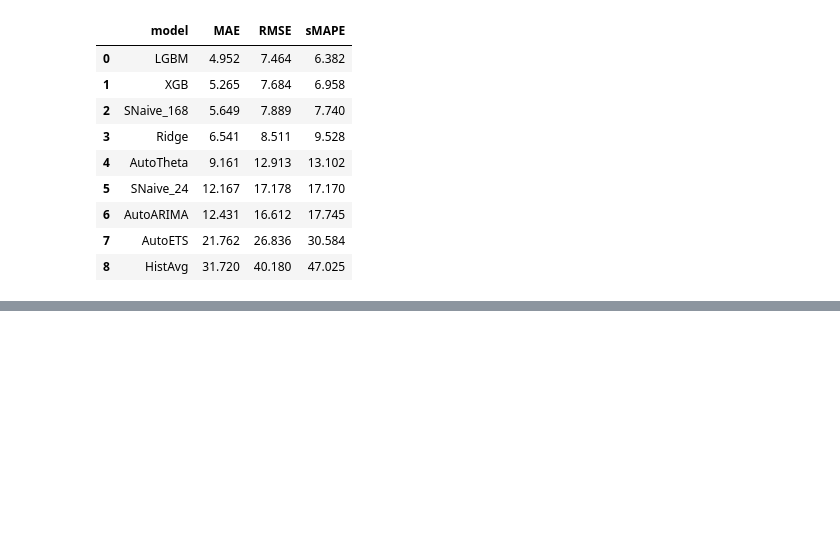
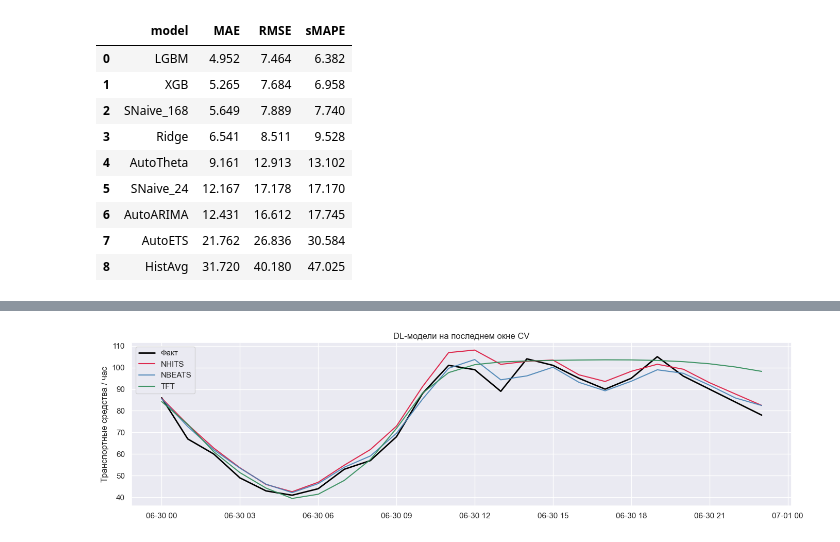
Before and after one commit to AinurGalimzyanov/TrafficForecasting, a Jupyter notebook: notebooks/analysis.ipynb, the cells around one changed output, grey strips where cells are left out. Saved outputs shown, nothing was run; the diff lists cells and outputs as text; code cells hidden in the pictures; blank space fills up the shorter version.

Commit message:
DL: модели NHITS, NBEATS, TFT через NeuralForecast и общая сводная таблица

```diff
--- a/notebooks/analysis.ipynb
+++ b/notebooks/analysis.ipynb
@@ -849,0 +871,7 @@ scores_stat_ml
+# %%
+# Подвыборка для DL: последние 180 дней
+TAIL_DAYS_DL = 180
+TAIL_ROWS_DL = TAIL_DAYS_DL * 24
+sf_df_dl = sf_df.tail(TAIL_ROWS_DL).reset_index(drop=True)
+print(f'DL обучающая выборка: {len(sf_df_dl)} точек '
+      f'({sf_df_dl["ds"].min()} — {sf_df_dl["ds"].max()})')
@@ -849,0 +924,14 @@ scores_stat_ml
+# %%
+# Кросс-валидация DL-моделей: тот же протокол (h=24, step=24, 7 окон).
+# NeuralForecast переобучает модели для каждого окна, поэтому время
+# выполнения заметное — ожидается несколько минут.
+import time
+
+t0 = time.time()
+cv_dl = nf.cross_validation(
+    df=sf_df_dl,
+    n_windows=N_WINDOWS,
+    step_size=HORIZON,
+)
+print(f'CV DL-моделей выполнен за {time.time() - t0:.1f} c')
+cv_dl.head()
@@ -849,0 +964,8 @@ scores_stat_ml
+# %%
+# NeuralForecast использует имена классов в столбцах результата
+dl_cols = ['NHITS', 'NBEATS', 'TFT']
+dl_cols = [c for c in dl_cols if c in cv_dl.columns]
+print('Столбцы с прогнозами DL:', dl_cols)
+
+scores_dl = score_cv(cv_dl, dl_cols)
+scores_dl
@@ -849,0 +978,16 @@ scores_stat_ml
+# %%
+# Визуальное сравнение прогнозов DL на последнем окне
+last_cutoff_dl = cv_dl['cutoff'].max()
+lw_dl = cv_dl[cv_dl['cutoff'] == last_cutoff_dl]
+
+fig, ax = plt.subplots(figsize=(14, 4))
+ax.plot(lw_dl['ds'], lw_dl['y'], color='black', linewidth=2, label='Факт')
+for m, c in zip(dl_cols, ['crimson', 'steelblue', 'seagreen']):
+    ax.plot(lw_dl['ds'], lw_dl[m], color=c, label=m, alpha=0.9)
+ax.set_title('DL-модели на последнем окне CV')
+ax.set_ylabel('Транспортные средства / час')
+ax.legend()
+plt.tight_layout()
+plt.show()
+# %% [output]
+[figure, added]
```
Also changed, not shown: parts of 10 cells of this notebook, 1 other file.
